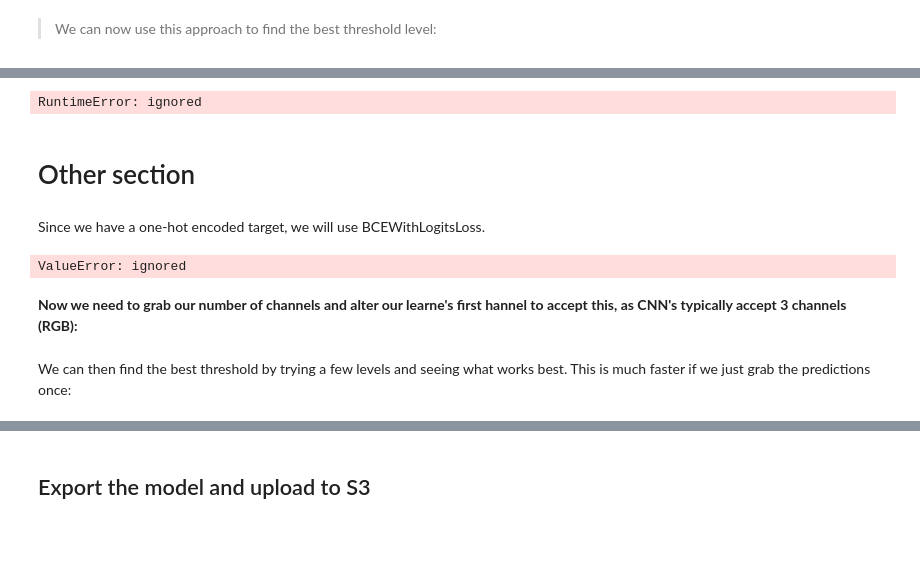
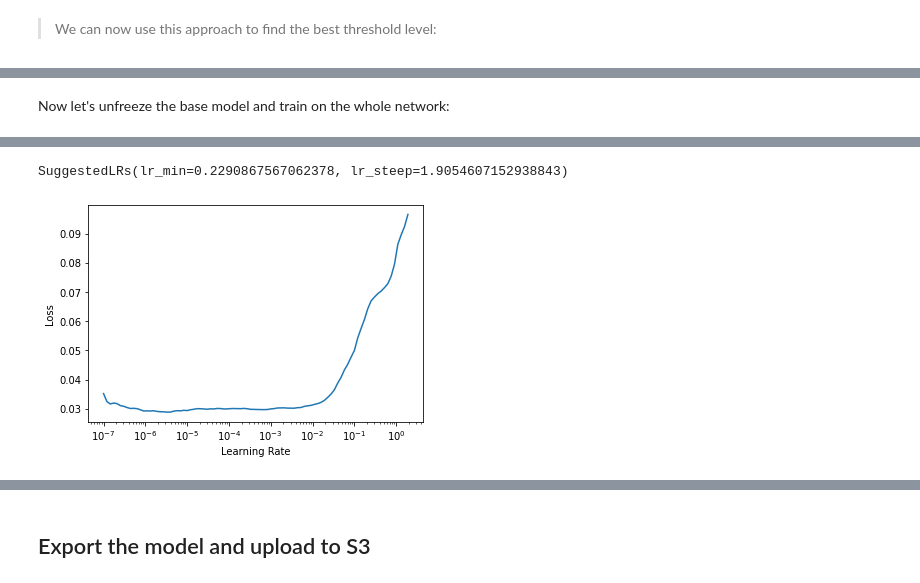
Before and after one commit to mikful/udacity-mlend-capstone, a Jupyter notebook: udacity_mlend_capstone_fastai2_deploy_sagemaker_colab_dev.ipynb, the cells around one changed output, grey strips where cells are left out. Cells and saved outputs as stored; diff of their text form; code cells hidden in the pictures; blank space fills up the shorter version.

```diff
--- a/udacity_mlend_capstone_fastai2_deploy_sagemaker_colab_dev.ipynb
+++ b/udacity_mlend_capstone_fastai2_deploy_sagemaker_colab_dev.ipynb
@@ -645,0 +718,3 @@ Now we can find our learning rate:
+# %%
+# fit with one_cyle learning rate policy
+learn.fit_one_cycle(10, 3e-3)
@@ -646,17 +733,9 @@ Now we can find our learning rate:
+# %% [markdown]
+Now let's unfreeze the base model and train on the whole network:
 # %%
+learn.unfreeze()
 learn.lr_find()
 # %% [output]
 [interactive output not drawn]
-RuntimeError: ignored
+SuggestedLRs(lr_min=0.2290867567062378, lr_steep=1.9054607152938843)
+[figure, added]
-# %% [markdown]
-# Other section
-# %% [markdown]
-Since we have a one-hot encoded target, we will use BCEWithLogitsLoss.
-# %%
-loss_func = nn.BCEWithLogitsLoss()
-loss = loss_func(activs, y)
-loss
-# %% [output]
-ValueError: ignored
-# %% [markdown]
-**Now we need to grab our number of channels and alter our learne's first hannel to accept this, as CNN's typically accept 3 channels (RGB):**
@@ -667,2 +741,0 @@ alter_learner(learn, n_c)
-# %% [markdown]
-We can then find the best threshold by trying a few levels and seeing what works best. This is much faster if we just grab the predictions once:
```
Also changed, not shown: parts of 44 cells of this notebook.
